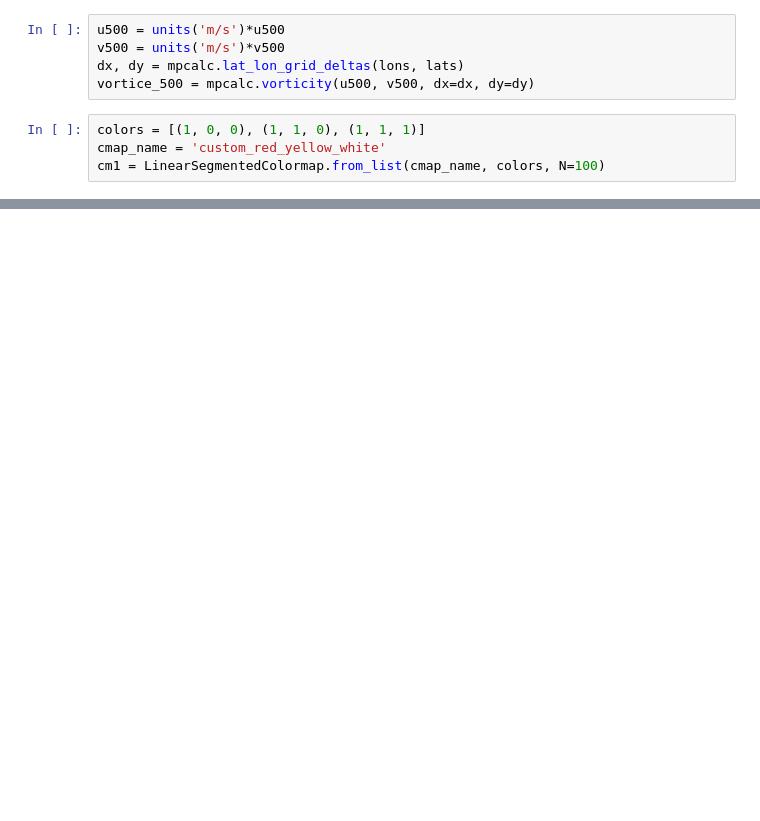
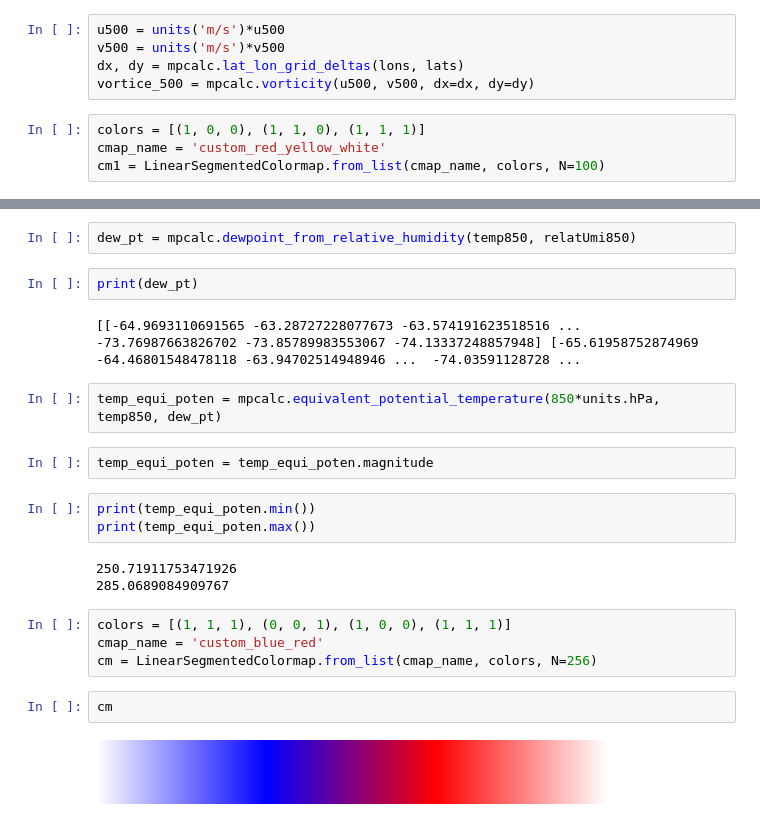
Before and after one commit to Victorrani/synoptic_maps, a Jupyter notebook: gfs025_testes.ipynb, the cells around one changed output, grey strips where cells are left out. Saved outputs shown, nothing was run; the diff lists cells and outputs as text; blank space fills up the shorter version.

```diff
--- a/gfs025_testes.ipynb
+++ b/gfs025_testes.ipynb
@@ -439,0 +570,24 @@ plt.show()
+# %%
+dew_pt = mpcalc.dewpoint_from_relative_humidity(temp850, relatUmi850)
+# %%
+print(dew_pt)
+# %% [output]
+[[-64.9693110691565 -63.28727228077673 -63.574191623518516 ...  -73.76987663826702 -73.85789983553067 -74.13337248857948] [-65.61958752874969 -64.46801548478118 -63.94702514948946 ...  -74.03591128728 ...
+# %%
+temp_equi_poten = mpcalc.equivalent_potential_temperature(850*units.hPa, temp850, dew_pt)
+# %%
+temp_equi_poten = temp_equi_poten.magnitude
+# %%
+print(temp_equi_poten.min())
+print(temp_equi_poten.max())
+# %% [output]
+250.71911753471926
+285.0689084909767
+# %%
+colors = [(1, 1, 1), (0, 0, 1), (1, 0, 0), (1, 1, 1)]
+cmap_name = 'custom_blue_red'
+cm = LinearSegmentedColormap.from_list(cmap_name, colors, N=256)
+# %%
+cm
+# %% [output]
+[figure, added]
```
Also changed, not shown: parts of 32 cells of this notebook.
